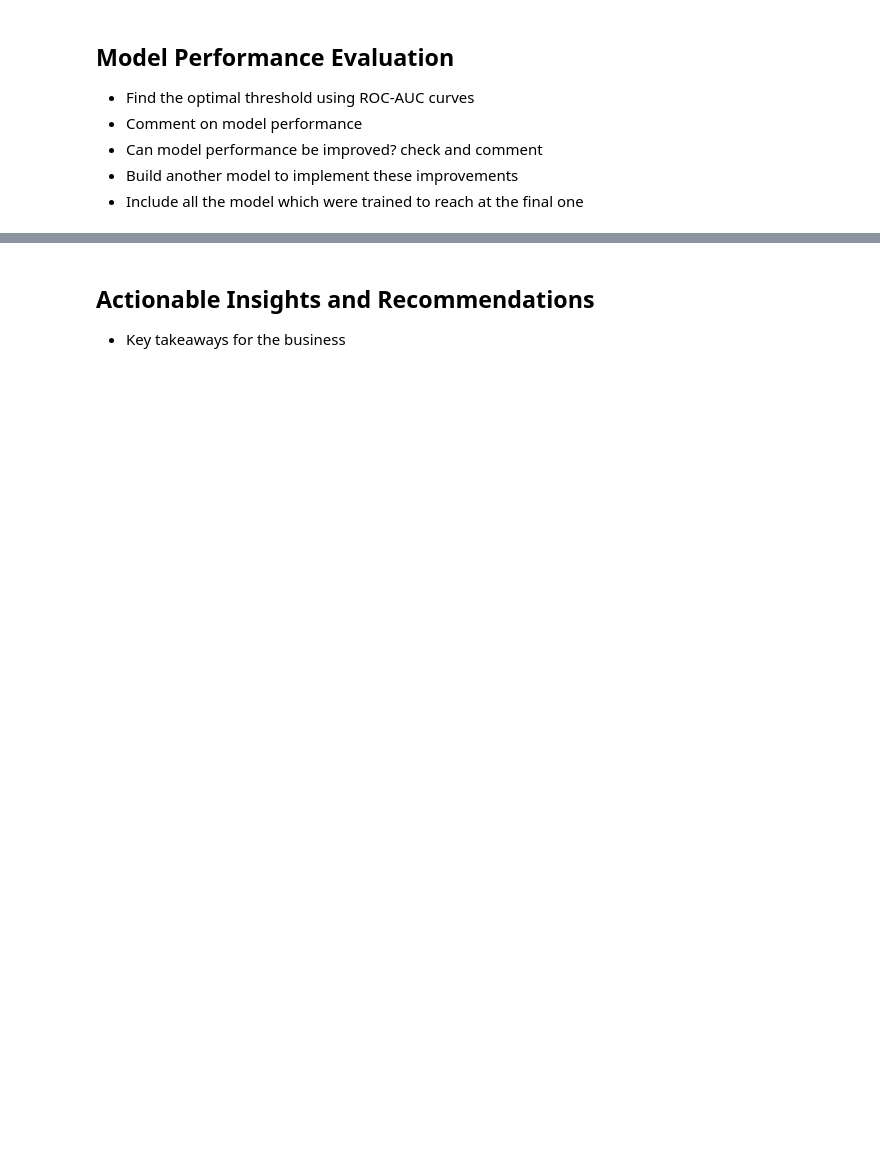
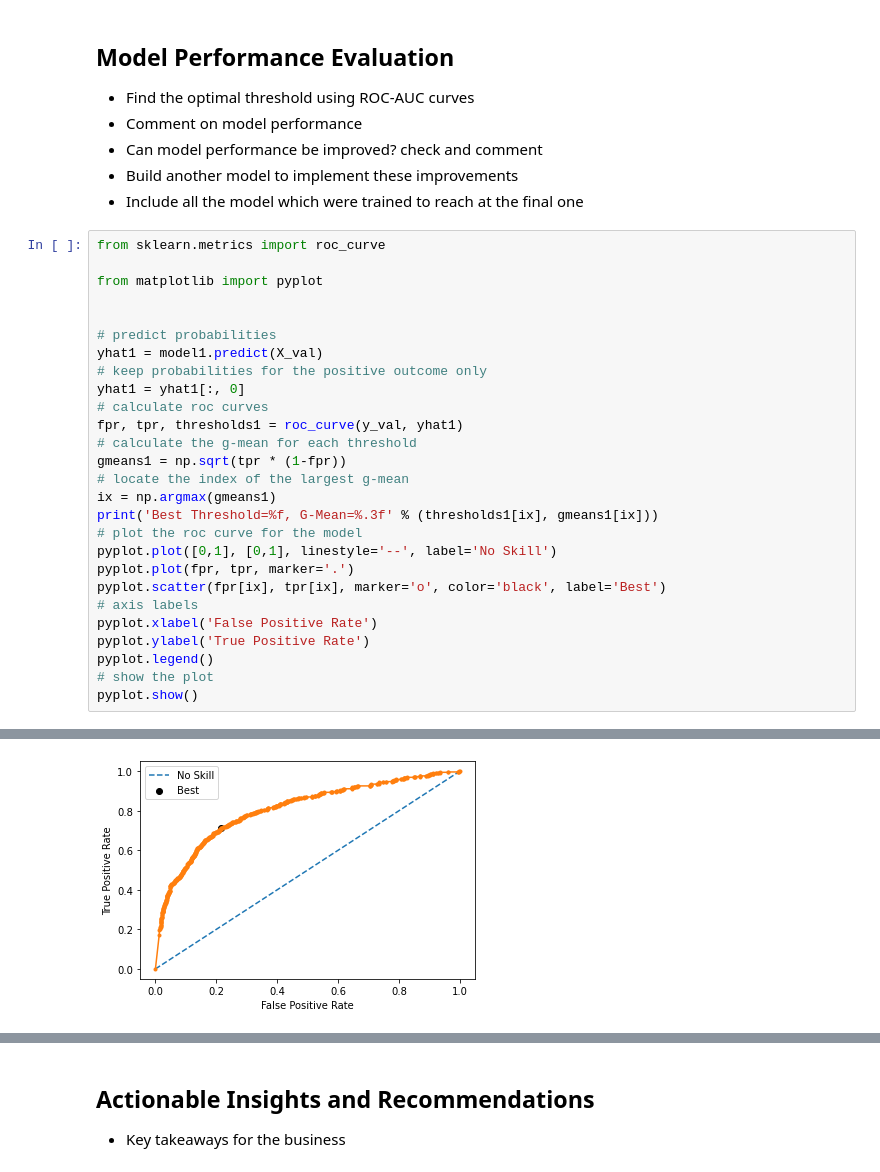
Before and after one commit to kwajpaige/UTAGL_NeuralNetworks, a Jupyter notebook: BankChurnPredictionProject/PaigeSingleton_NeuralNetworks_BankChurnPrediction.ipynb, the cells around one changed output, grey strips where cells are left out. Saved outputs shown, nothing was run; the diff lists cells and outputs as text; blank space fills up the shorter version.

```diff
--- a/BankChurnPredictionProject/PaigeSingleton_NeuralNetworks_BankChurnPrediction.ipynb
+++ b/BankChurnPredictionProject/PaigeSingleton_NeuralNetworks_BankChurnPrediction.ipynb
@@ -811,3 +897,31 @@ weighted avg       0.84      0.85      0.84      2700
 - Can model performance be improved? check and comment
 - Build another model to implement these improvements
 - Include all the model which were trained to reach at the final one
+# %%
+from sklearn.metrics import roc_curve
+
+from matplotlib import pyplot
+
+
+# predict probabilities
+yhat1 = model1.predict(X_val)
+# keep probabilities for the positive outcome only
+yhat1 = yhat1[:, 0]
+# calculate roc curves
+fpr, tpr, thresholds1 = roc_curve(y_val, yhat1)
+# calculate the g-mean for each threshold
+gmeans1 = np.sqrt(tpr * (1-fpr))
+# locate the index of the largest g-mean
+ix = np.argmax(gmeans1)
+print('Best Threshold=%f, G-Mean=%.3f' % (thresholds1[ix], gmeans1[ix]))
+# plot the roc curve for the model
+pyplot.plot([0,1], [0,1], linestyle='--', label='No Skill')
+pyplot.plot(fpr, tpr, marker='.')
+pyplot.scatter(fpr[ix], tpr[ix], marker='o', color='black', label='Best')
+# axis labels
+pyplot.xlabel('False Positive Rate')
+pyplot.ylabel('True Positive Rate')
+pyplot.legend()
+# show the plot
+pyplot.show()
+# %% [output]
@@ -813,0 +930 @@ weighted avg       0.84      0.85      0.84      2700
+[figure, added]
```
Also changed, not shown: parts of 18 cells of this notebook.
